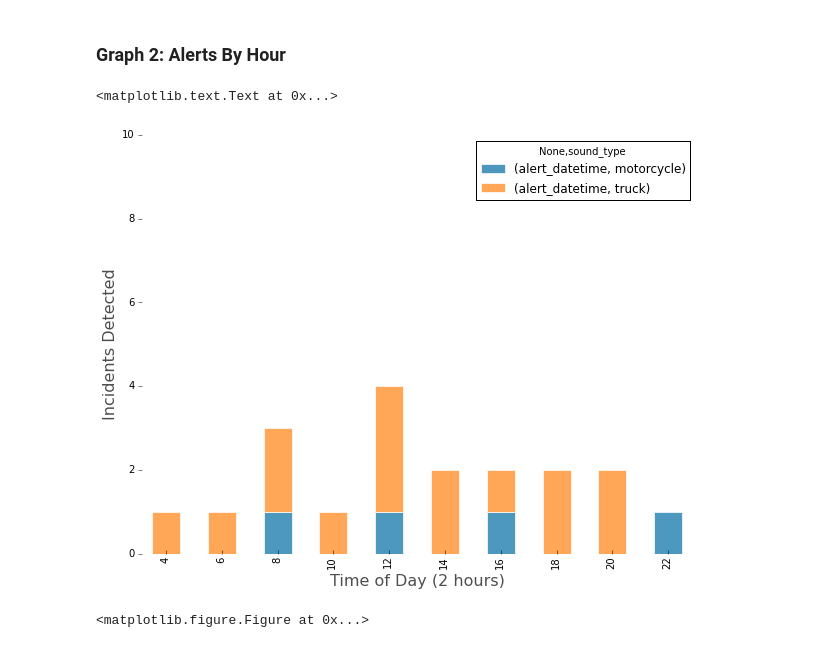
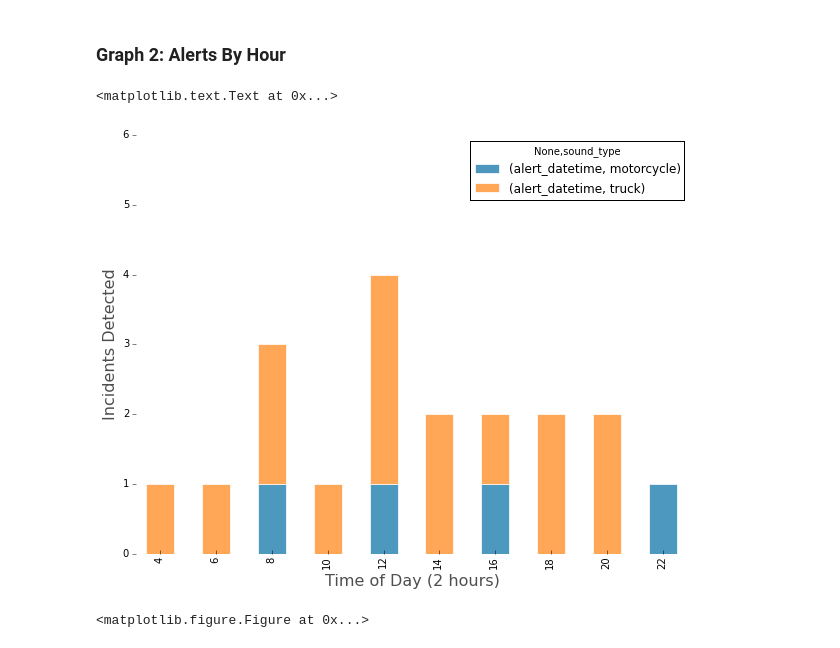
Before and after one commit to flygeneticist/rfcx-data-vizualization, a Jupyter notebook: RFCx-Alert-Graphs.ipynb, the cells around one changed output. Cells and saved outputs as stored; diff of their text form; code cells hidden in the pictures.

```diff
--- a/RFCx-Alert-Graphs.ipynb
+++ b/RFCx-Alert-Graphs.ipynb
@@ -214,35 +214,35 @@ ax = fig.add_subplot(111)
 # Set color transparency (0: transparent; 1: solid)
 a = 0.7
 
 ax = hr_pivot.plot(kind='bar', stacked=True, color=palette, legend=True, ax=ax, alpha=a,
-                      edgecolor='w', ylim=(0,guid_pivot_xmax/2))
+                      edgecolor='w', ylim=(0,guid_pivot_xmax/3))
 # Remove the plot frame lines
 ax = plt.subplot(111)
 ax.spines["top"].set_visible(False)
 ax.spines["bottom"].set_visible(False)
 ax.spines["right"].set_visible(False)
 ax.spines["left"].set_visible(False)
 
 # Ensure that the axis ticks only show up on the bottom and left of the plot.
 ax.get_xaxis().tick_bottom()
 ax.get_yaxis().tick_left()
 # Remove grid lines (dotted lines inside plot)
 ax.grid(False)
 # Remove plot frame
 ax.set_frame_on(False)
 # Pandas trick: remove weird dotted line on axis
 ax.lines[0].set_visible(False)
 
 # Set y axis label, set label text
 ylab = 'Incidents Detected'
 ax.set_ylabel(ylab, fontsize=16, alpha=a, ha='center')
 
 # Set x axis label, set label text
 xlab = 'Time of Day (2 hours)'
 ax.set_xlabel(xlab, fontsize=16, alpha=a, ha='center')
 # %% [output]
 <matplotlib.text.Text at 0x...>
-[figure, old version]
+[figure, new version]
 # %%
 # Save figure as png
 # TO DO: add tight bounding box
```
Also changed, not shown: parts of 3 cells of this notebook.
